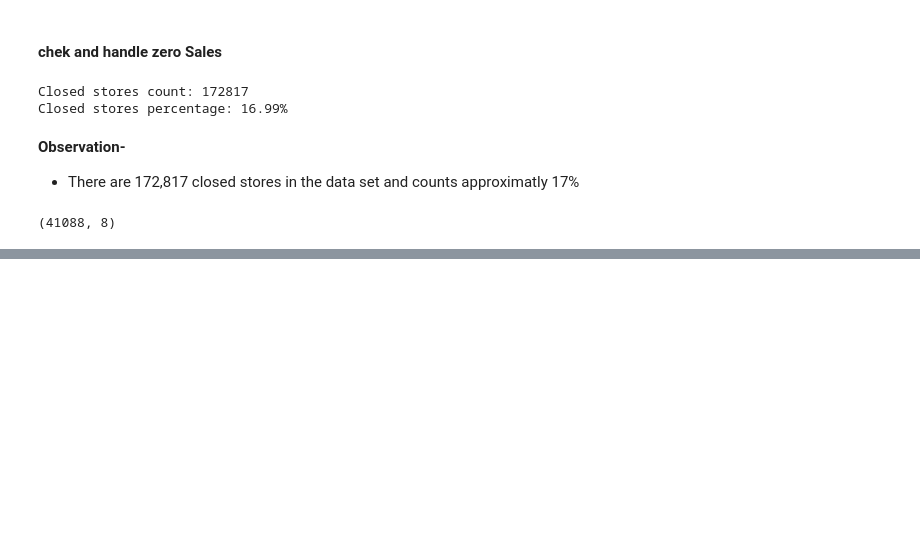
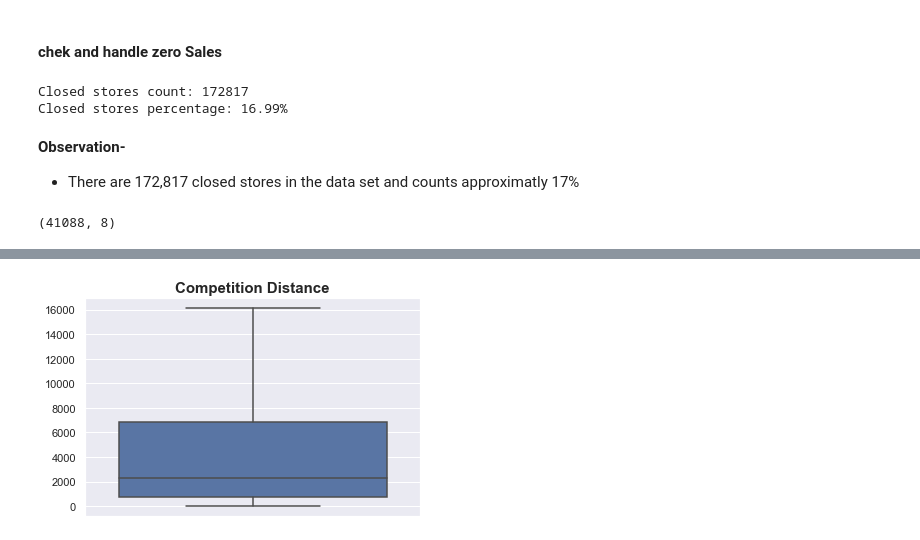
Before and after one commit to tamilselvanarjun/pharma_sales_pridiction, a Jupyter notebook: notebooks/EDA.ipynb, the cells around one changed output, grey strips where cells are left out. Saved outputs shown, nothing was run; the diff lists cells and outputs as text; code cells hidden in the pictures; blank space fills up the shorter version.

Commit message:
outliers handled

```diff
--- a/notebooks/EDA.ipynb
+++ b/notebooks/EDA.ipynb
@@ -370,0 +402,8 @@ closed_store_count
+# %%
+outliers = DfOutlier(stored_df)
+outliers.replace_outliers_with_iqr(['CompetitionDistance'])
+
+stored_df = outliers.df
+sbp.boxplot(stored_df, ['CompetitionDistance'], 'Competition Distance', figsize=(6, 4))
+# %% [output]
+[figure, added]
```
Also changed, not shown: parts of 11 cells of this notebook.
